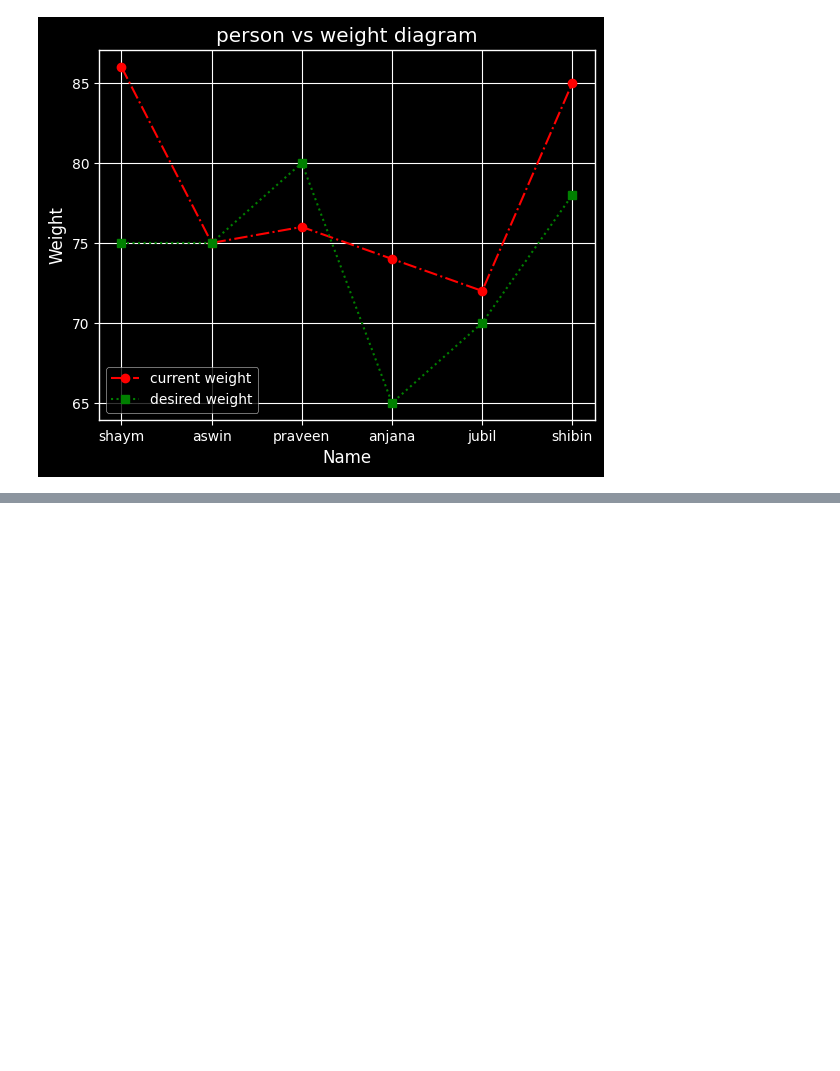
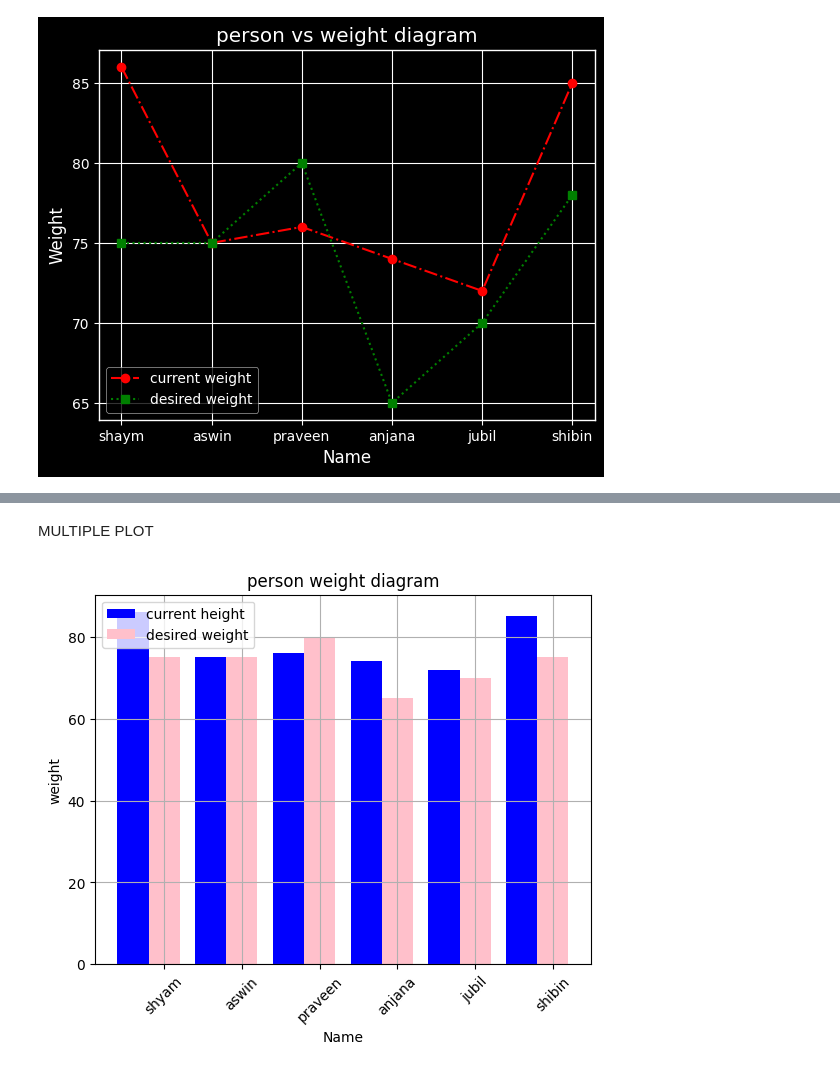
Before and after one commit to shimnasherin73/python-basics, a Jupyter notebook: matplotlib.ipynb, the cells around one changed output, grey strips where cells are left out. Drawn from its saved outputs; the diff is of its cells as text; code cells hidden in the pictures; blank space fills up the shorter version.

```diff
--- a/matplotlib.ipynb
+++ b/matplotlib.ipynb
@@ -224,0 +294,26 @@ plt.show()
+# %% [markdown]
+MULTIPLE PLOT
+# %%
+import numpy as np
+x_val=['shyam','aswin','praveen','anjana','jubil','shibin']
+x_range=np.arange(len(x_val))# create an array [0,1,2,3,4,5]
+
+width=0.4 #width of the bar in the bar plot
+y_val1=[86,75,76,74,72,85]#height
+
+#x_range -width;shift the bar to the left by the width of the bar to avoid overlap
+plt.bar(x_range-width,y_val1,width=width,label='current height',color='blue')
+
+y_val2=[75,75,80,65,70,75]
+plt.bar(x_range,y_val2,width=width,label='desired weight',color='pink')
+plt.xticks(ticks=x_range,labels=x_val,rotation=45)#xsticks=used to set or customise the label on the x asix in aplot
+#parametrs of x sticks are:ticks(position on the x-asix where the ticks should appear ),labels(custom name for each tick),rotation ,fontsize,color
+#rotation= name will be rotated in 45
+plt.grid(True)
+plt.title('person weight diagram')
+plt.xlabel('Name')
+plt.ylabel('weight')
+plt.legend(loc='upper left')
+plt.show()
+# %% [output]
+[figure, added]
```
Also changed, not shown: parts of 22 cells of this notebook.
